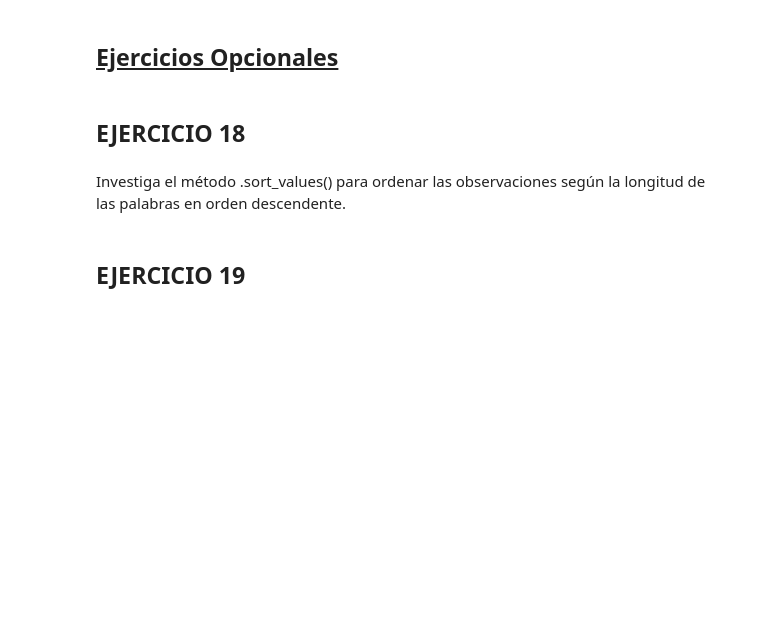
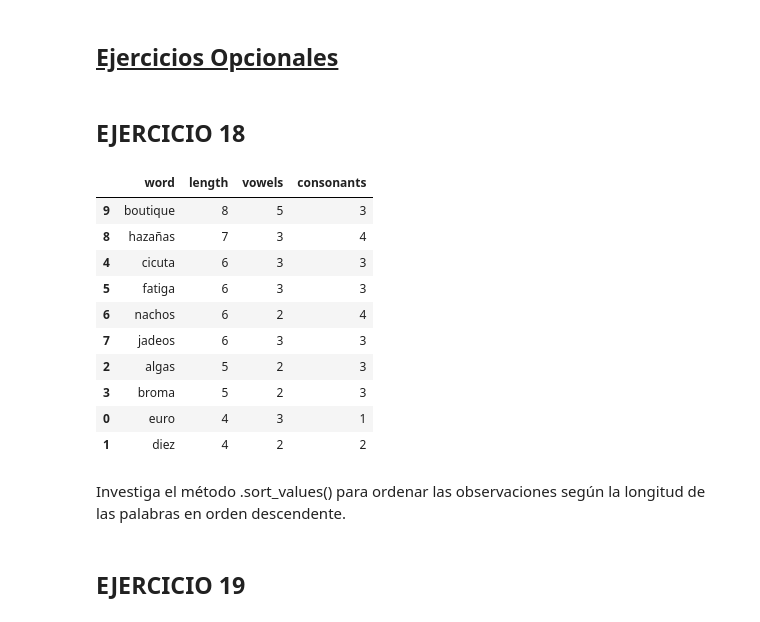
Before and after one commit to Mario-Lopez-Gonzalez/Python_clase, a Jupyter notebook: Cuadernos/Lista11 - Pandas.ipynb, the cells around one changed output. Saved outputs shown, nothing was run; the diff lists cells and outputs as text; code cells hidden in the pictures; blank space fills up the shorter version.

```diff
--- a/Cuadernos/Lista11 - Pandas.ipynb
+++ b/Cuadernos/Lista11 - Pandas.ipynb
@@ -334,6 +338,20 @@ Mostrar solo las filas que corresponden al Periodo 2019 y tienen Total mayor de
 ## <ins>Ejercicios Opcionales </ins>
 # %% [markdown]
 ## EJERCICIO 18
+# %%
+words.sort_values(by="length",ascending=False)
+# %% [output]
+|  | word | length | vowels | consonants |
+| 9 | boutique | 8 | 5 | 3 |
+| 8 | hazañas | 7 | 3 | 4 |
+| 4 | cicuta | 6 | 3 | 3 |
+| 5 | fatiga | 6 | 3 | 3 |
+| 6 | nachos | 6 | 2 | 4 |
+| 7 | jadeos | 6 | 3 | 3 |
+| 2 | algas | 5 | 2 | 3 |
+| 3 | broma | 5 | 2 | 3 |
+| 0 | euro | 4 | 3 | 1 |
+| 1 | diez | 4 | 2 | 2 |
 # %% [markdown]
 Investiga el método .sort_values() para ordenar las observaciones según la longitud de las palabras en orden descendente.
 # %% [markdown]
```
Also changed, not shown: parts of 11 cells of this notebook.
